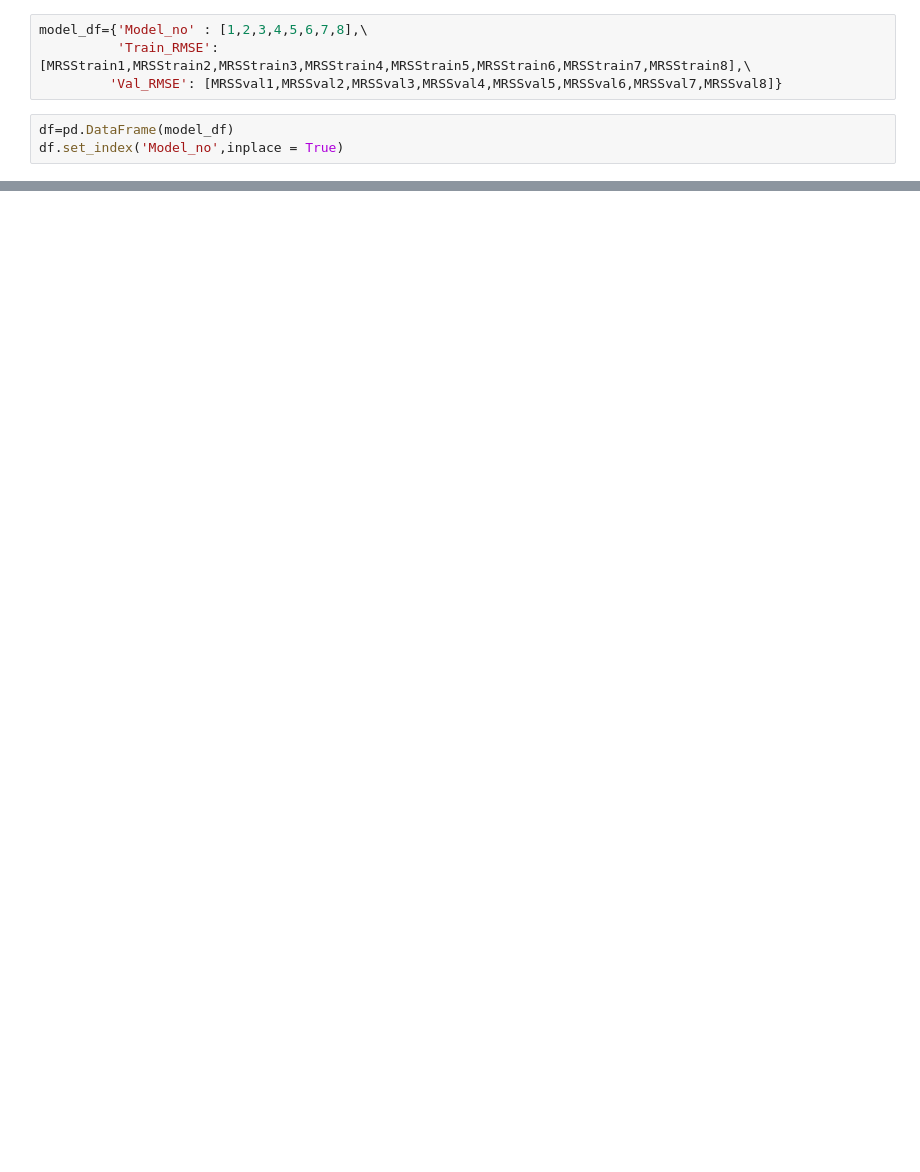
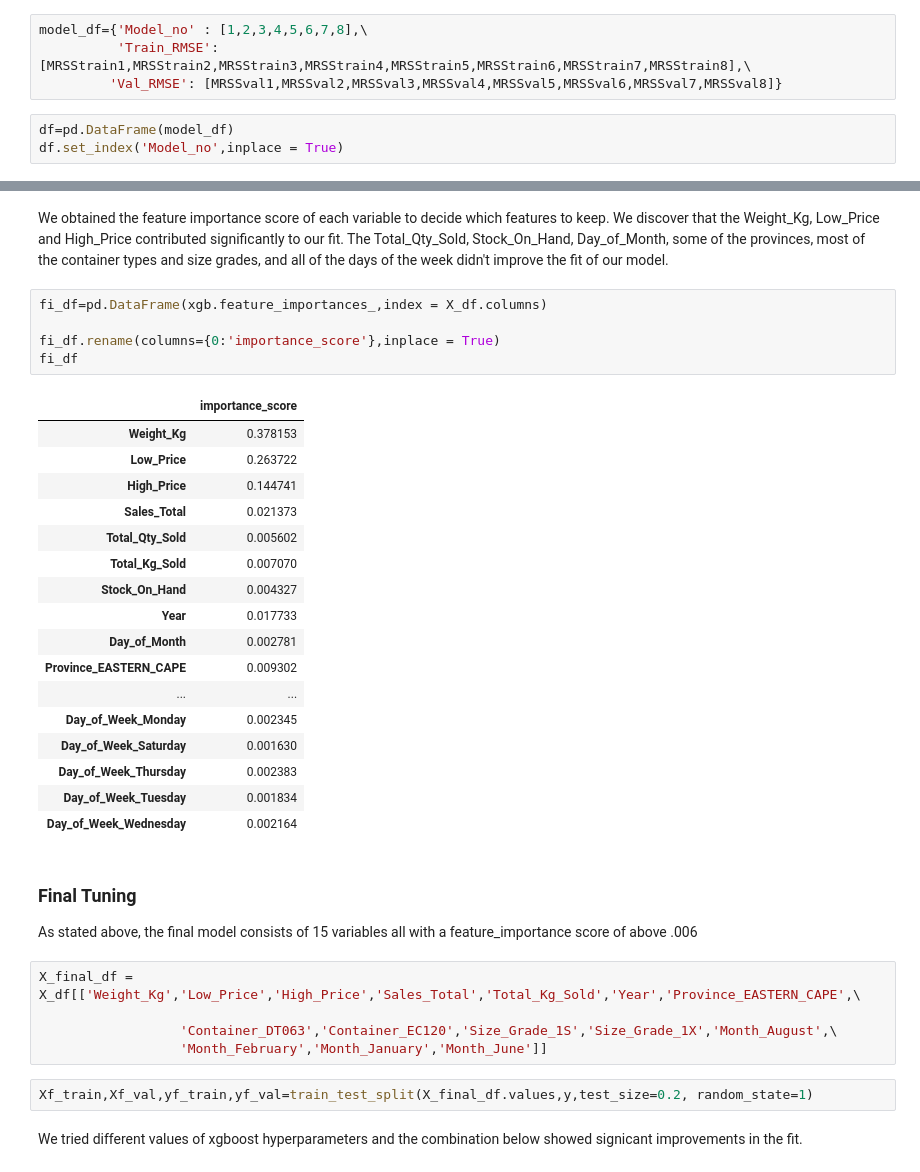
Before and after one commit to nkonyanihlulani/Team_7_regression, a Jupyter notebook: team_7.ipynb, the cells around one changed output, grey strips where cells are left out. Cells and saved outputs as stored; diff of their text form; blank space fills up the shorter version.

```diff
--- a/team_7.ipynb
+++ b/team_7.ipynb
@@ -791,0 +719,37 @@ NameError: name 'dt' is not defined
+# %% [markdown]
+We obtained the feature importance score of each variable to decide which features to keep. We discover that the Weight_Kg, Low_Price and High_Price contributed significantly to our fit. The Total_Qty_Sold, Stock_On_Hand, Day_of_Month, some of the provinces, most of the container types and size grades, and all of the days of the week  didn't improve the fit of our model.
+# %%
+fi_df=pd.DataFrame(xgb.feature_importances_,index = X_df.columns)
+
+fi_df.rename(columns={0:'importance_score'},inplace = True)
+fi_df
+# %% [output]
+|  | importance_score |
+| Weight_Kg | 0.378153 |
+| Low_Price | 0.263722 |
+| High_Price | 0.144741 |
+| Sales_Total | 0.021373 |
+| Total_Qty_Sold | 0.005602 |
+| Total_Kg_Sold | 0.007070 |
+| Stock_On_Hand | 0.004327 |
+| Year | 0.017733 |
+| Day_of_Month | 0.002781 |
+| Province_EASTERN_CAPE | 0.009302 |
+| ... | ... |
+| Day_of_Week_Monday | 0.002345 |
+| Day_of_Week_Saturday | 0.001630 |
+| Day_of_Week_Thursday | 0.002383 |
+| Day_of_Week_Tuesday | 0.001834 |
+| Day_of_Week_Wednesday | 0.002164 |
+# %% [markdown]
+### Final Tuning
+As stated above, the final model consists of 15 variables all with a feature_importance score of above .006
+# %%
+X_final_df = X_df[['Weight_Kg','Low_Price','High_Price','Sales_Total','Total_Kg_Sold','Year','Province_EASTERN_CAPE',\
+
+                  'Container_DT063','Container_EC120','Size_Grade_1S','Size_Grade_1X','Month_August',\
+                  'Month_February','Month_January','Month_June']]
+# %%
+Xf_train,Xf_val,yf_train,yf_val=train_test_split(X_final_df.values,y,test_size=0.2, random_state=1)
+# %% [markdown]
+We tried different values of xgboost hyperparameters and the combination below showed signicant improvements in the fit.
```
Also changed, not shown: parts of 61 cells of this notebook, 4 other files.
